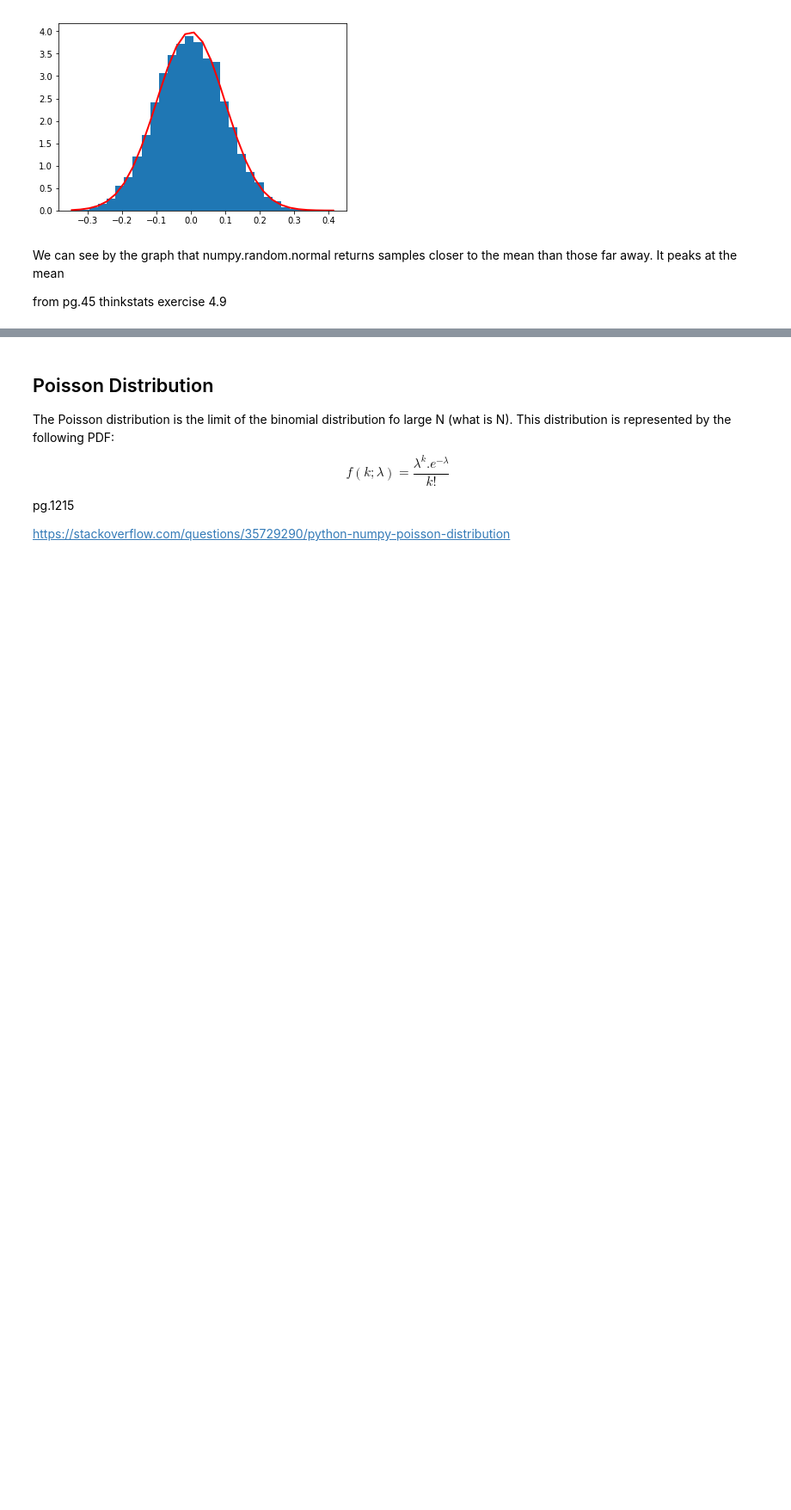
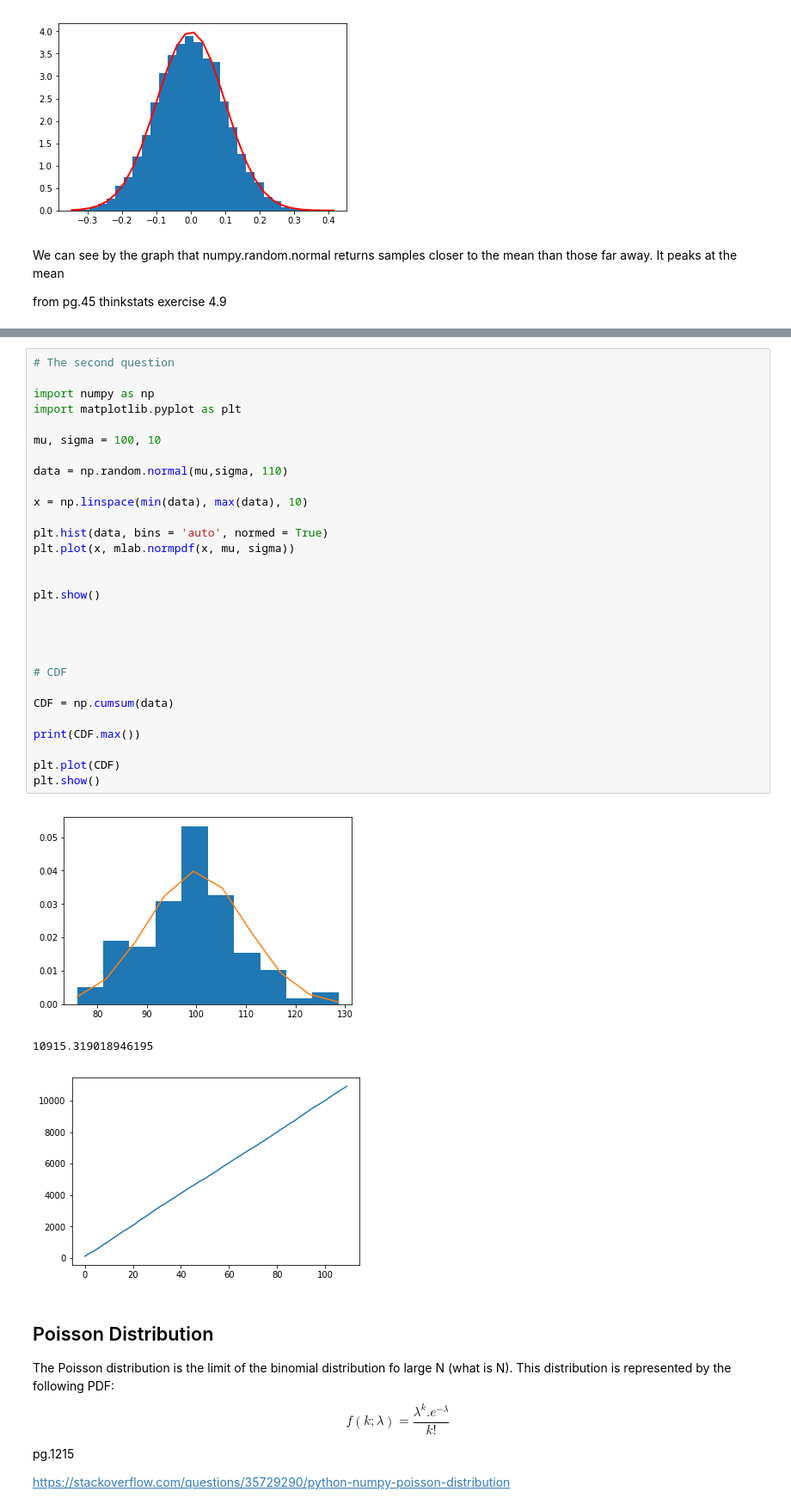
Before and after one commit to MarcoMen-Temp/Programming-Practice, a Jupyter notebook: NumpyAssignment.ipynb, the cells around one changed output, grey strips where cells are left out. Shown at 86% size. Saved outputs shown, nothing was run; the diff lists cells and outputs as text; blank space fills up the shorter version.

```diff
--- a/NumpyAssignment.ipynb
+++ b/NumpyAssignment.ipynb
@@ -287,3 +307,36 @@ SyntaxError: can't assign to function call (<ipython-input-3-06734d3df376>, line
+# %%
+# The second question
+
+import numpy as np
+import matplotlib.pyplot as plt
+
+mu, sigma = 100, 10
+
+data = np.random.normal(mu,sigma, 110)
+
+x = np.linspace(min(data), max(data), 10)
+
+plt.hist(data, bins = 'auto', normed = True)
+plt.plot(x, mlab.normpdf(x, mu, sigma))
+
+
+plt.show()
+
+
+
+
+# CDF
+
+CDF = np.cumsum(data)
+
+print(CDF.max())
+
+plt.plot(CDF)
+plt.show()
+# %% [output]
+[figure, added]
+10915.319018946195
+[figure, added]
 # %% [markdown]
  ## Poisson Distribution
 
```
Also changed, not shown: parts of 16 cells of this notebook.
